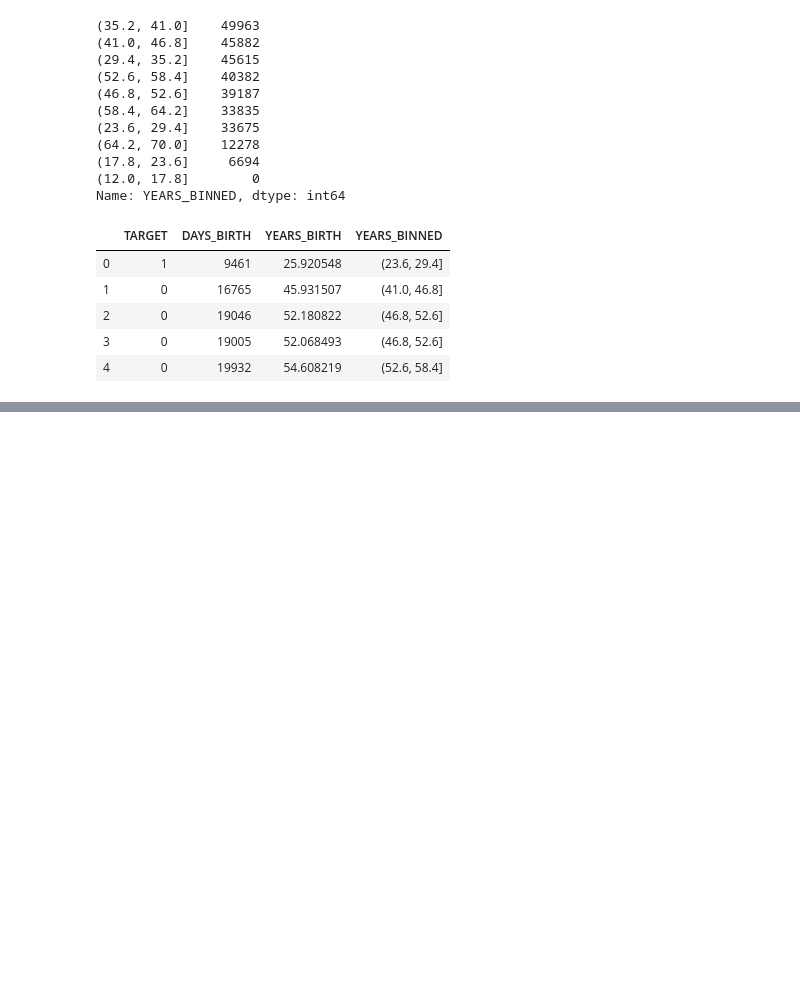
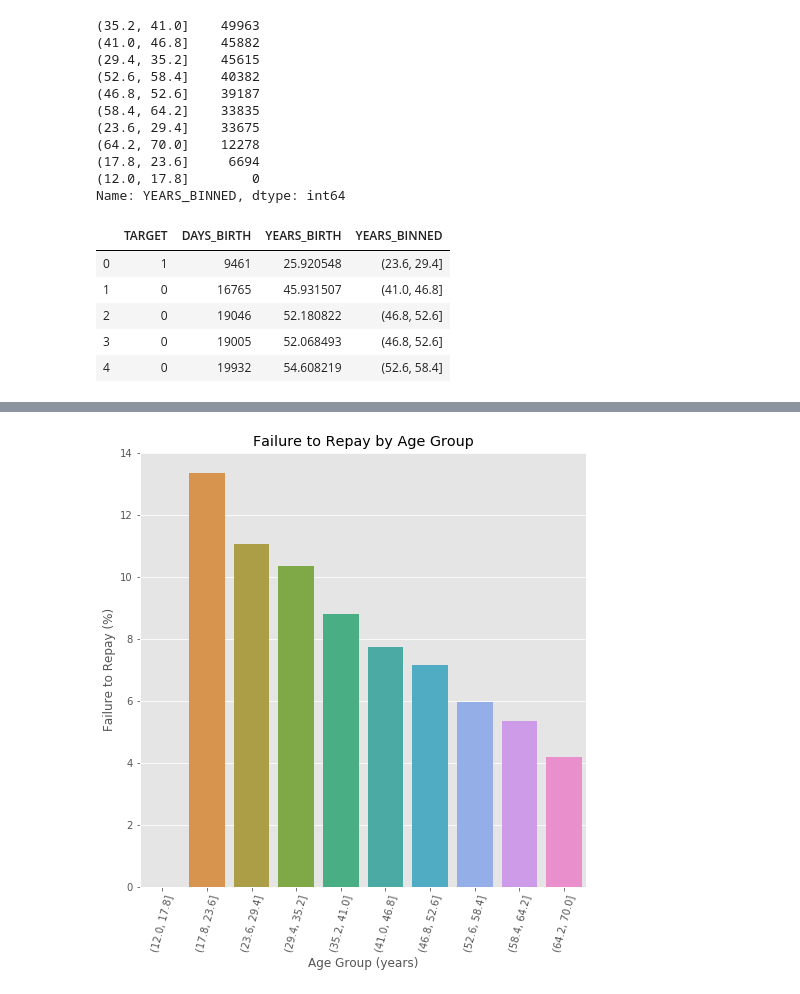
Before and after one commit to reyna168/ML100Days, a Jupyter notebook: Day_016_HW.ipynb, the cells around one changed output, grey strips where cells are left out. Saved outputs shown, nothing was run; the diff lists cells and outputs as text; code cells hidden in the pictures; blank space fills up the shorter version.

```diff
--- a/Day_016_HW.ipynb
+++ b/Day_016_HW.ipynb
@@ -102,14 +117,17 @@ age_groups
 # %%
 plt.figure(figsize = (8, 8))
 
 # 以年齡區間為 x, target 為 y 繪製 barplot
 """
 Your Code Here
 """
-px =
-py =
+
+px = age_groups.index.astype(str)
+py = 100 * age_groups['TARGET']
 sns.barplot(px, py)
 
 # Plot labeling
 plt.xticks(rotation = 75); plt.xlabel('Age Group (years)'); plt.ylabel('Failure to Repay (%)')
 plt.title('Failure to Repay by Age Group');
+# %% [output]
+[figure, added]
```
Also changed, not shown: parts of 3 cells of this notebook.
